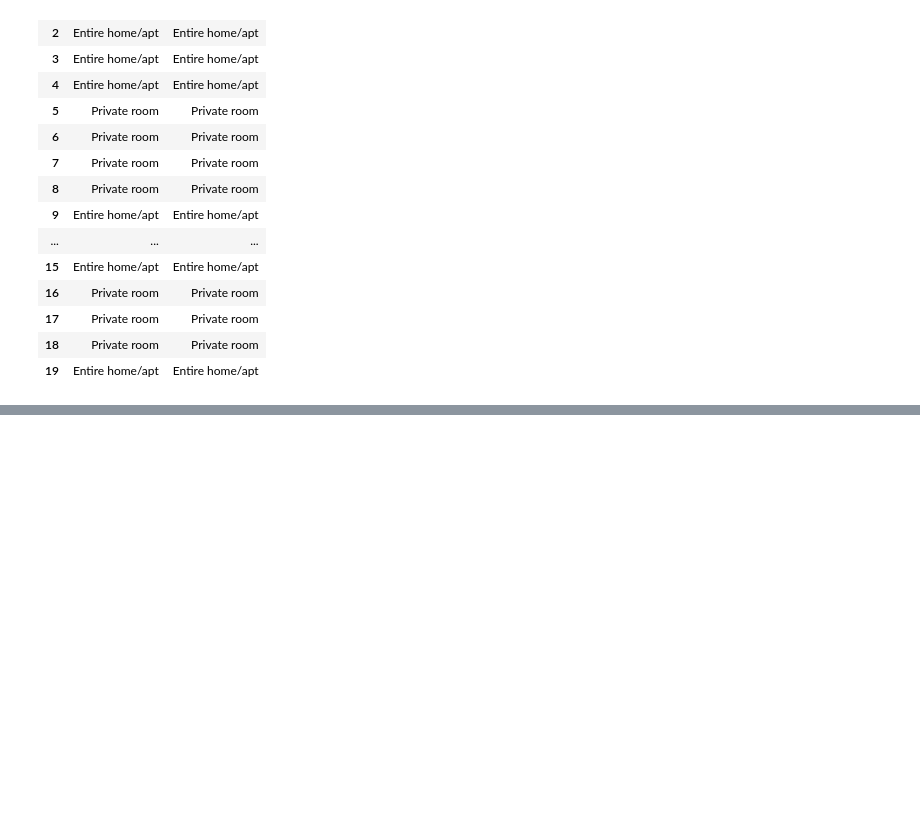
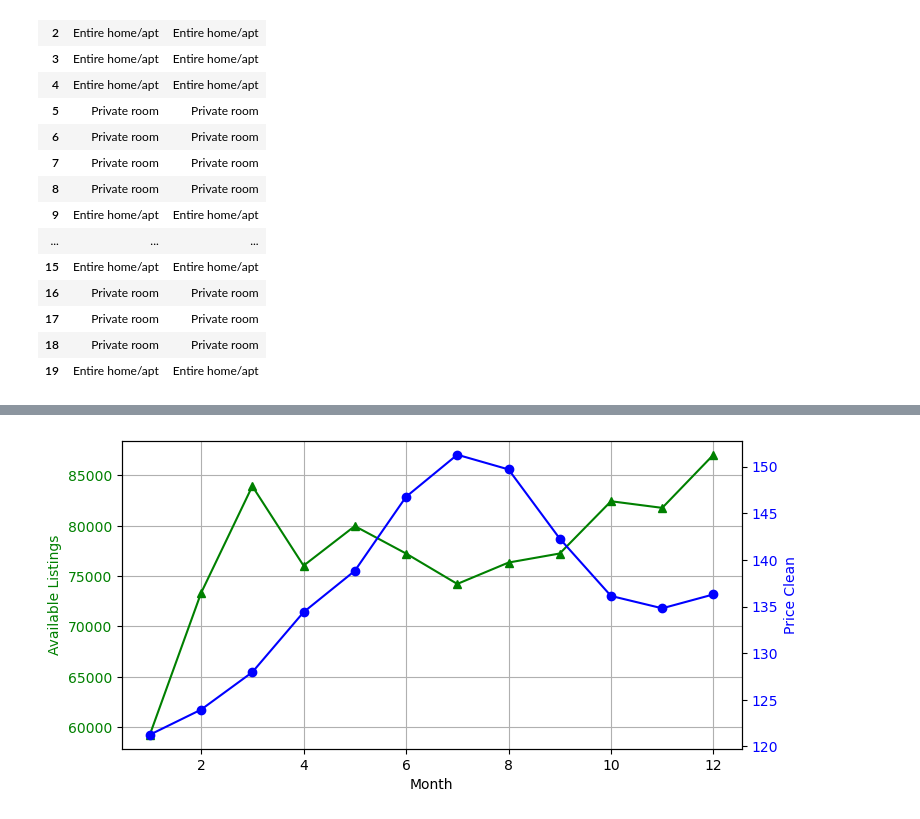
Before and after one commit to wxzhao15/DS_AirbnbDataEDA, a Jupyter notebook: main.ipynb, the cells around one changed output, grey strips where cells are left out. Cells and saved outputs as stored; diff of their text form; code cells hidden in the pictures; blank space fills up the shorter version.

```diff
--- a/main.ipynb
+++ b/main.ipynb
@@ -221,0 +239,17 @@ calendar_df.groupby('listing_id').agg({
+# %%
+calendar_df['date']=pd.to_datetime(calendar_df['date'])
+calendar_df['year']=calendar_df['date'].dt.year
+calendar_df['month']=calendar_df['date'].dt.month
+summary_avg_by_month = calendar_df.groupby(['year','month']).agg({
+    'available_dummy':[('total_listings','sum')],
+    'price_clean':[('average_price','mean')],
+    'date': [('starting_date','min'),
+    ('date_unique','nunique')]
+}).reset_index()
+#summary_avg_by_month['listings_per_day'] = summary_avg_by_month['total_listings']/summary_avg_by_month['date_unique']
+print(summary_avg_by_month.columns)
+
+# Dropping 2017 January since only 2 days available
+drop_index=(summary_avg_by_month['month']==1) & (summary_avg_by_month['year']==2017)
+summary_avg_by_month = summary_avg_by_month[~drop_index]
+summary_avg_by_month
@@ -221,0 +278,20 @@ calendar_df.groupby('listing_id').agg({
+# %%
+# Plotting the line chart with two y-axes
+fig, ax1 = plt.subplots(figsize=(8, 4))
+
+# Plotting available_dummy on the first y-axis
+ax1.plot(summary_avg_by_month['month'], summary_avg_by_month['available_dummy'], color='g', marker='^')
+ax1.set_xlabel('Month')
+ax1.set_ylabel('Available Listings', color='g')
+ax1.tick_params(axis='y', labelcolor='g')
+ax1.grid(True)
+
+# Creating a second y-axis
+ax2 = ax1.twinx()
+
+# Plotting price_clean on the second y-axis
+ax2.plot(summary_avg_by_month['month'], summary_avg_by_month['price_clean'], color='b', marker='o')
+ax2.set_ylabel('Price Clean', color='b')
+ax2.tick_params(axis='y', labelcolor='b')
+# %% [output]
+[figure, added]
```
Also changed, not shown: parts of 14 cells of this notebook, 1 other file.
